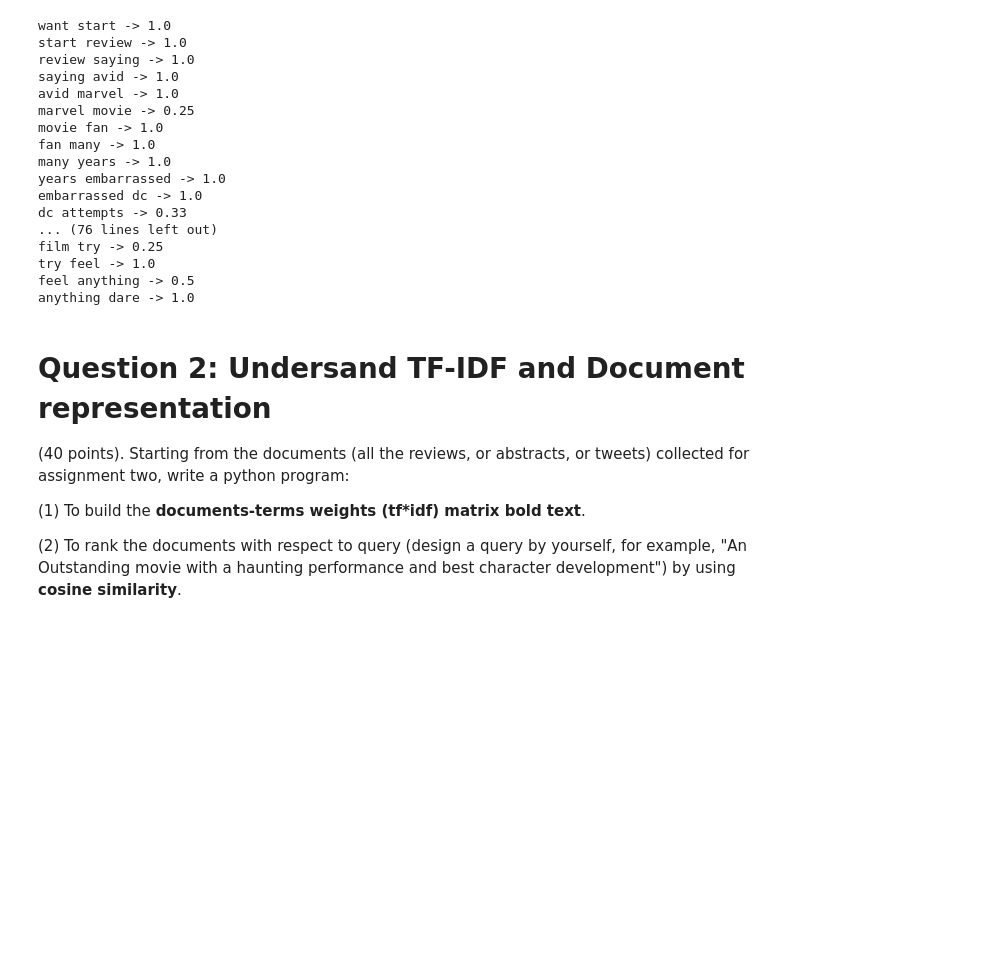
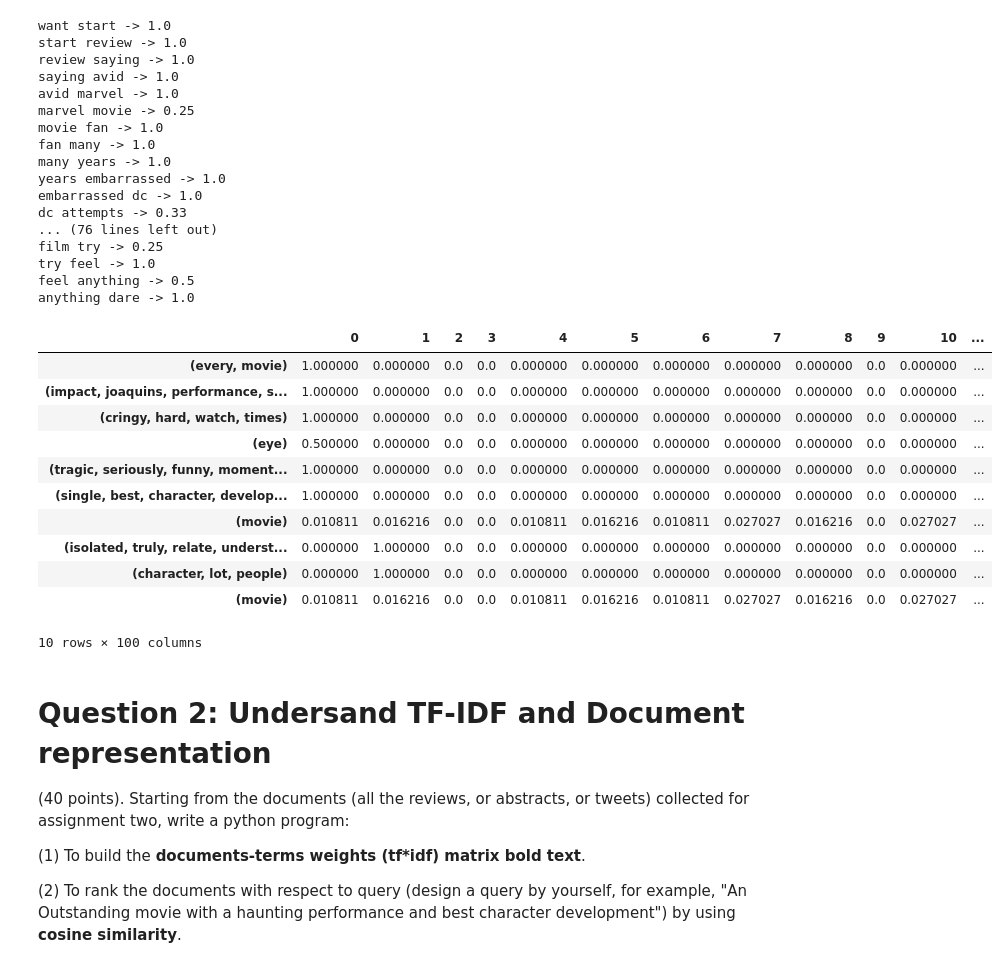
Before and after one commit to akhiltabjula/ComputationalMethodsForInformationSystems, a Jupyter notebook: INFO5731_Assignment_Three.ipynb, the cells around one changed output. Cells and saved outputs as stored; diff of their text form; code cells hidden in the pictures; blank space fills up the shorter version.

```diff
--- a/INFO5731_Assignment_Three.ipynb
+++ b/INFO5731_Assignment_Three.ipynb
@@ -221,0 +224,9 @@ anything dare -> 1.0
+# %%
+#1.3
+import textacy
+#create a list of sublists
+nouns_list = [[j for j in textacy.make_spacy_doc(i,lang='en_core_web_sm').noun_chunks] for i in  required_df["cleaned_data"] ]
+# %%
+sentences = ""
+for i in required_df["cleaned_data"]:
+  sentences = sentences+' ; '+i
@@ -222,3 +236,29 @@ anything dare -> 1.0
+# %%
+#compute noun frequency
+noun_frequency = list()
+for noun in nouns_list:
+  for token in noun:
+    list_of_values = [data.count(str(token))/sentences.count(str(token)) for data in required_df["cleaned_data"]]
+    noun_frequency.append(list_of_values)
+# %%
+final_list = list(itertools.chain.from_iterable(nouns_list))
+result_df=pd.DataFrame(noun_frequency).T
+result_df.columns = final_list
+# %%
+result_df.T.head(10)
+# %% [output]
+|  | 0 | 1 | 2 | 3 | 4 | 5 | 6 | 7 | 8 | 9 | 10 | ... |
+| (every, movie) | 1.000000 | 0.000000 | 0.0 | 0.0 | 0.000000 | 0.000000 | 0.000000 | 0.000000 | 0.000000 | 0.0 | 0.000000 | ... |
+| (impact, joaquins, performance, s... | 1.000000 | 0.000000 | 0.0 | 0.0 | 0.000000 | 0.000000 | 0.000000 | 0.000000 | 0.000000 | 0.0 | 0.000000 | ... |
+| (cringy, hard, watch, times) | 1.000000 | 0.000000 | 0.0 | 0.0 | 0.000000 | 0.000000 | 0.000000 | 0.000000 | 0.000000 | 0.0 | 0.000000 | ... |
+| (eye) | 0.500000 | 0.000000 | 0.0 | 0.0 | 0.000000 | 0.000000 | 0.000000 | 0.000000 | 0.000000 | 0.0 | 0.000000 | ... |
+| (tragic, seriously, funny, moment... | 1.000000 | 0.000000 | 0.0 | 0.0 | 0.000000 | 0.000000 | 0.000000 | 0.000000 | 0.000000 | 0.0 | 0.000000 | ... |
+| (single, best, character, develop... | 1.000000 | 0.000000 | 0.0 | 0.0 | 0.000000 | 0.000000 | 0.000000 | 0.000000 | 0.000000 | 0.0 | 0.000000 | ... |
+| (movie) | 0.010811 | 0.016216 | 0.0 | 0.0 | 0.010811 | 0.016216 | 0.010811 | 0.027027 | 0.016216 | 0.0 | 0.027027 | ... |
+| (isolated, truly, relate, underst... | 0.000000 | 1.000000 | 0.0 | 0.0 | 0.000000 | 0.000000 | 0.000000 | 0.000000 | 0.000000 | 0.0 | 0.000000 | ... |
+| (character, lot, people) | 0.000000 | 1.000000 | 0.0 | 0.0 | 0.000000 | 0.000000 | 0.000000 | 0.000000 | 0.000000 | 0.0 | 0.000000 | ... |
+| (movie) | 0.010811 | 0.016216 | 0.0 | 0.0 | 0.010811 | 0.016216 | 0.010811 | 0.027027 | 0.016216 | 0.0 | 0.027027 | ... |
+10 rows × 100 columns
 # %% [markdown]
 
 # **Question 2: Undersand TF-IDF and Document representation**
```
Also changed, not shown: parts of 2 cells of this notebook.
